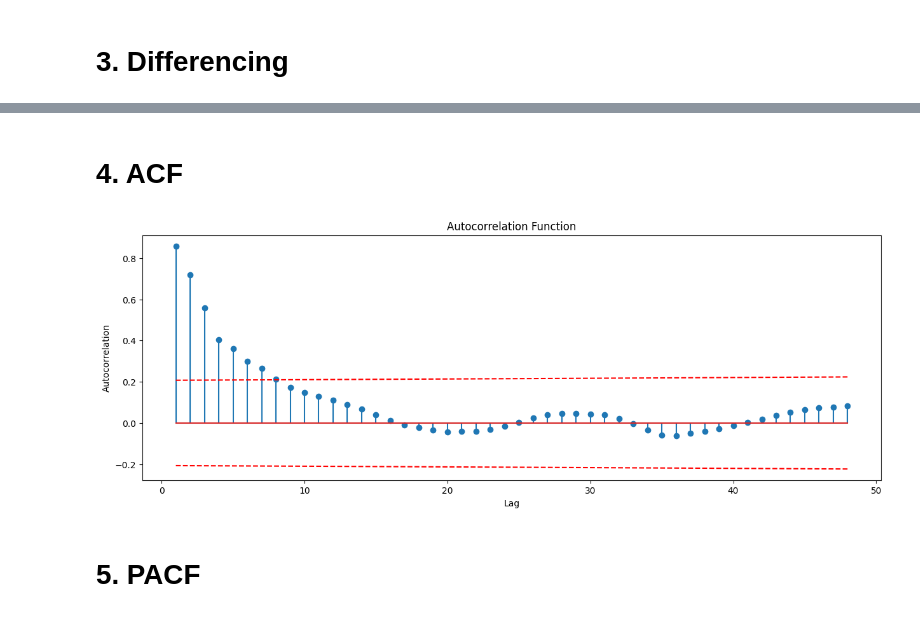
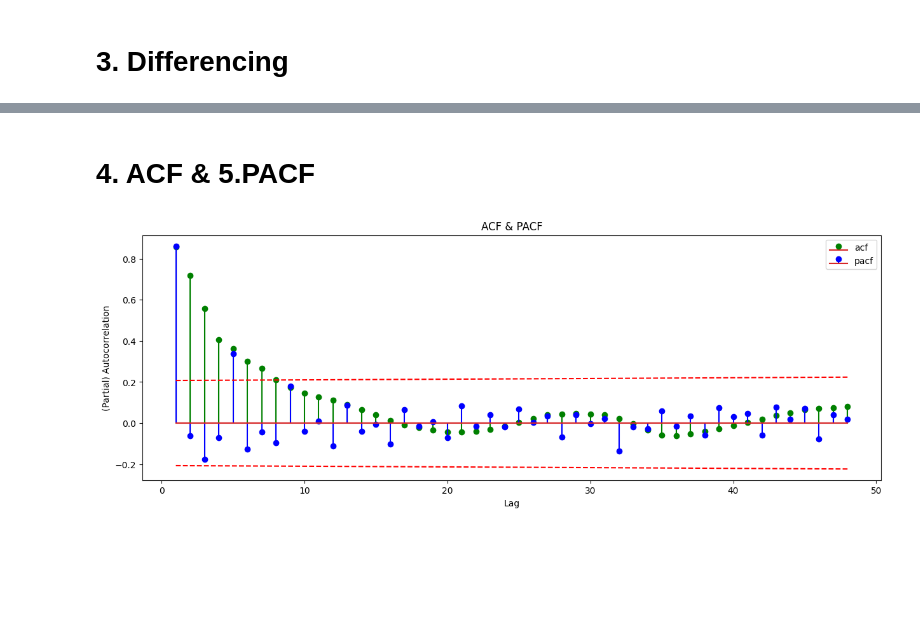
Before and after one commit to smit-sms/Sustainable-City-Management, a Jupyter notebook: TimeSeriesAnalysis/playground.ipynb, the cells around one changed output, grey strips where cells are left out. Drawn from its saved outputs; the diff is of its cells as text; code cells hidden in the pictures; blank space fills up the shorter version.

```diff
--- a/TimeSeriesAnalysis/playground.ipynb
+++ b/TimeSeriesAnalysis/playground.ipynb
@@ -221,20 +221,23 @@ adf_stationarity_check(diff1)
  'num_lags': 7,
  'num_obs': 327}
 # %% [markdown]
-# 4. ACF
+# 4. ACF & 5.PACF
 # %%
-def compute_acf(data, lags):
+def acf_pacf(data, lags):
     """
-    Computes autocorrelation between lags for given no. of lags.
+    Computes autocorrelation and partial autocorrelation
+    between lags for given no. of lags.
     @param data: Data to compute autocorrelation for.
     @param lags: No of lags to consider.
     @return dict: {
         "lag": List of lags from 1 to given max lag.
         "autocorrelation": Autocorrelation computed for each lag.
+        "partial_autocorrelation": Partial autocorrelation computed for each lag.
         "confidence_interval": Confidence intervals associated with each lag.
     }
     """
     res_acf = acf(data, nlags=lags)
+    res_pacf = pacf(data, nlags=lags)
     num_obs = len(data)
 
     # Compute the quantile function = inverse cumulative distribution function
@@ -248,25 +251,26 @@ def compute_acf(data, lags):
 
     return {
         "lag": list(range(1, lags + 1)),
+        "partial_autocorrelation": res_pacf[1:lags + 1],
         "autocorrelation": res_acf[1:lags + 1],
         "confidence_interval": conf_intervals
     }
 # %%
 # Calculate autocorrelation and confidence intervals
-res_acf = compute_acf(df.data, lags=48)
+res_acf = acf_pacf(df.data, lags=48)
 
 plt.figure(figsize=(15, 5))
-plt.stem(res_acf['lag'], res_acf['autocorrelation'])
+plt.stem(res_acf['lag'], res_acf['autocorrelation'], 'g', label='acf')
+plt.stem(res_acf['lag'], res_acf['partial_autocorrelation'], 'b', label='pacf')
 plt.xlabel('Lag')
-plt.ylabel('Autocorrelation')
-plt.title('Autocorrelation Function')
+plt.ylabel('(Partial) Autocorrelation')
+plt.title('ACF & PACF')
+plt.legend()
 
 # Plot confidence intervals
 plt.plot(res_acf['lag'], res_acf['confidence_interval'], color='red', linestyle='--')
 plt.plot(res_acf['lag'], -1 * res_acf['confidence_interval'], color='red', linestyle='--')
 
 plt.show()
 # %% [output]
-[figure, old version]
+[figure, new version]
-# %% [markdown]
-# 5. PACF
```
Also changed, not shown: parts of 6 cells of this notebook, 3 other files.
